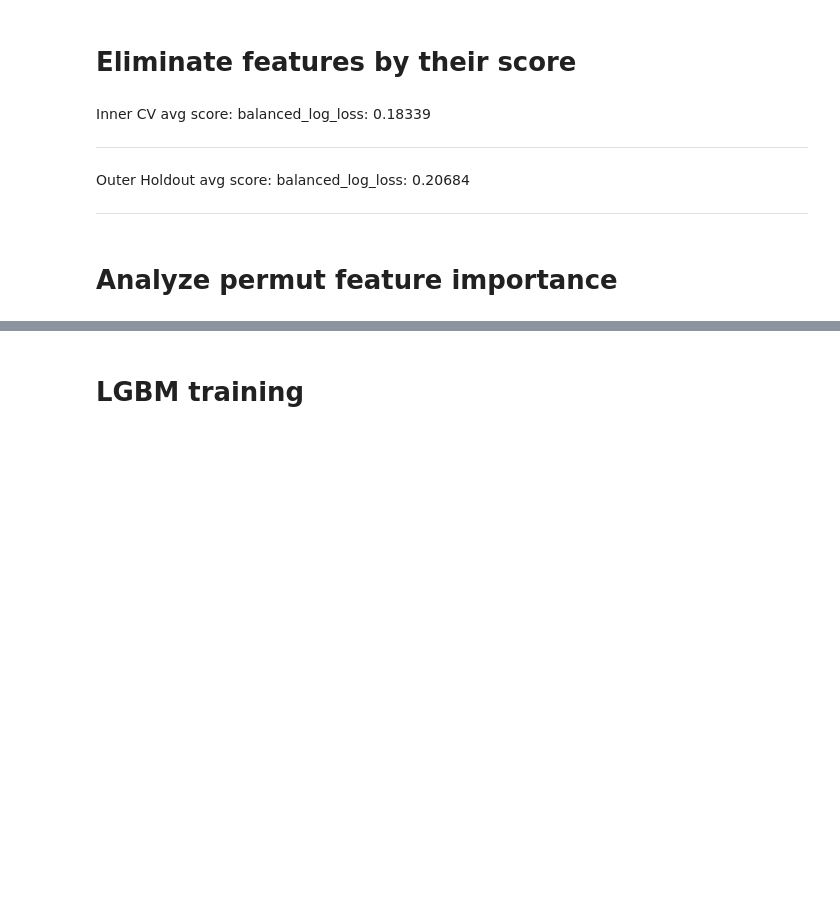
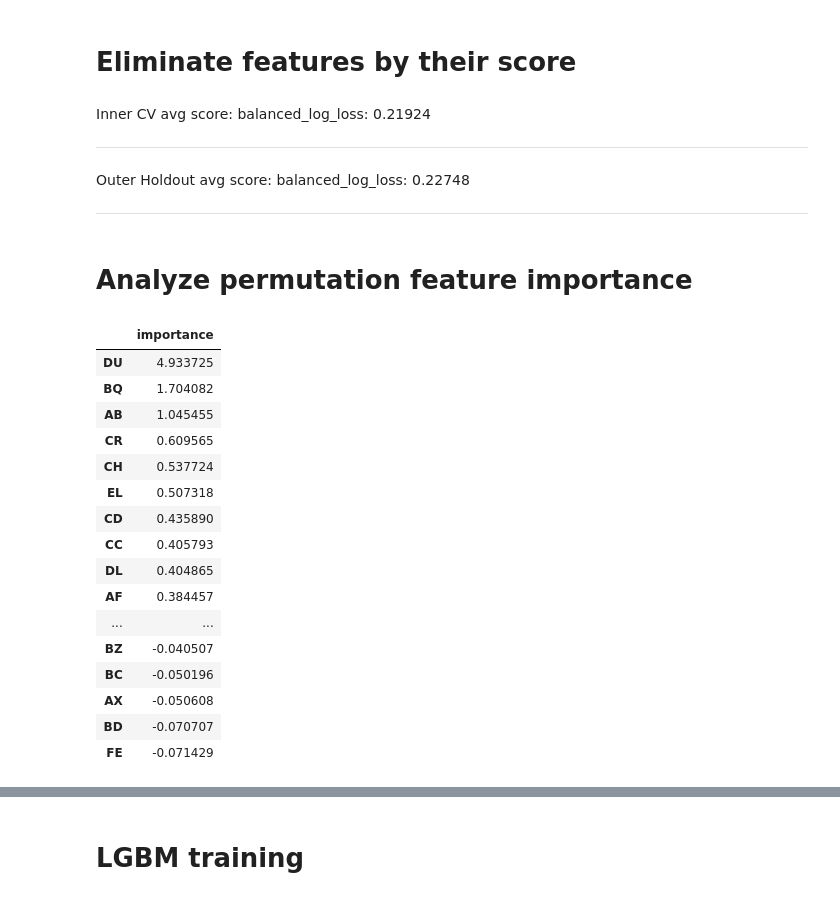
Before and after one commit to beatwad/ICR, a Jupyter notebook: robust-validation-framework-multilabel-ipynb.ipynb, the cells around one changed output, grey strips where cells are left out. Cells and saved outputs as stored; diff of their text form; code cells hidden in the pictures; blank space fills up the shorter version.

```diff
--- a/robust-validation-framework-multilabel-ipynb.ipynb
+++ b/robust-validation-framework-multilabel-ipynb.ipynb
@@ -698,14 +723,34 @@ Fold:   5| balanced_log_loss: 0.09819 | Best iteration:  220
 #     _, __, inner_cv_score, outer_cv_score = lgbm_tuning(features[:i] + features[i+1:], permut=False)
 #     f_dict[f] = (inner_cv_score, outer_cv_score)
 # %% [markdown]
-Inner CV avg score:  balanced_log_loss: 0.18339
+ Inner CV avg score:  balanced_log_loss: 0.21924
 **************************************************
 
- Outer Holdout avg score:  balanced_log_loss: 0.20684
+ Outer Holdout avg score:  balanced_log_loss: 0.22748
 **************************************************
 # %% [markdown]
-# Analyze permut feature importance
+# Analyze permutation feature importance
 # %%
-# perm_df_.to_csv('perm_df.csv')
-# perm_df_
+perm_df_.to_csv('perm_df.csv')
+perm_df_
+# perm_cols = set(perm_df_.index[-20:])
+# perm_cols
+# %% [output]
+|  | importance |
+| DU | 4.933725 |
+| BQ | 1.704082 |
+| AB | 1.045455 |
+| CR | 0.609565 |
+| CH | 0.537724 |
+| EL | 0.507318 |
+| CD | 0.435890 |
+| CC | 0.405793 |
+| DL | 0.404865 |
+| AF | 0.384457 |
+| ... | ... |
+| BZ | -0.040507 |
+| BC | -0.050196 |
+| AX | -0.050608 |
+| BD | -0.070707 |
+| FE | -0.071429 |
 # %% [markdown]
```
Also changed, not shown: parts of 11 cells of this notebook.
